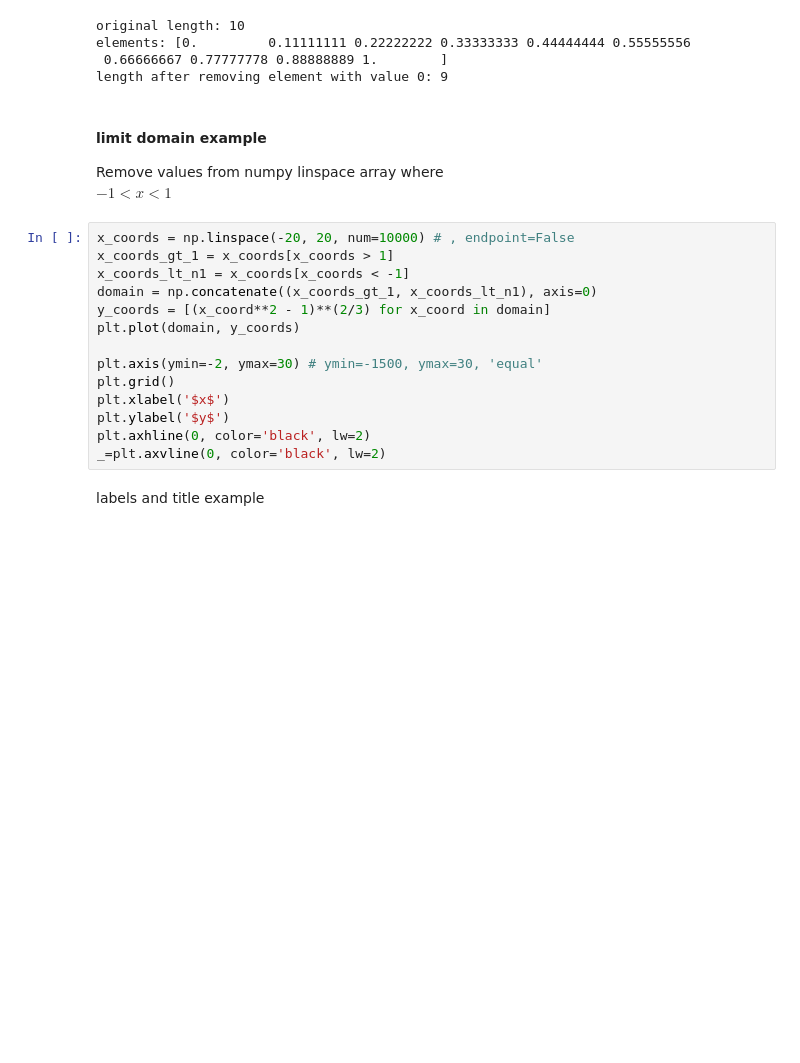
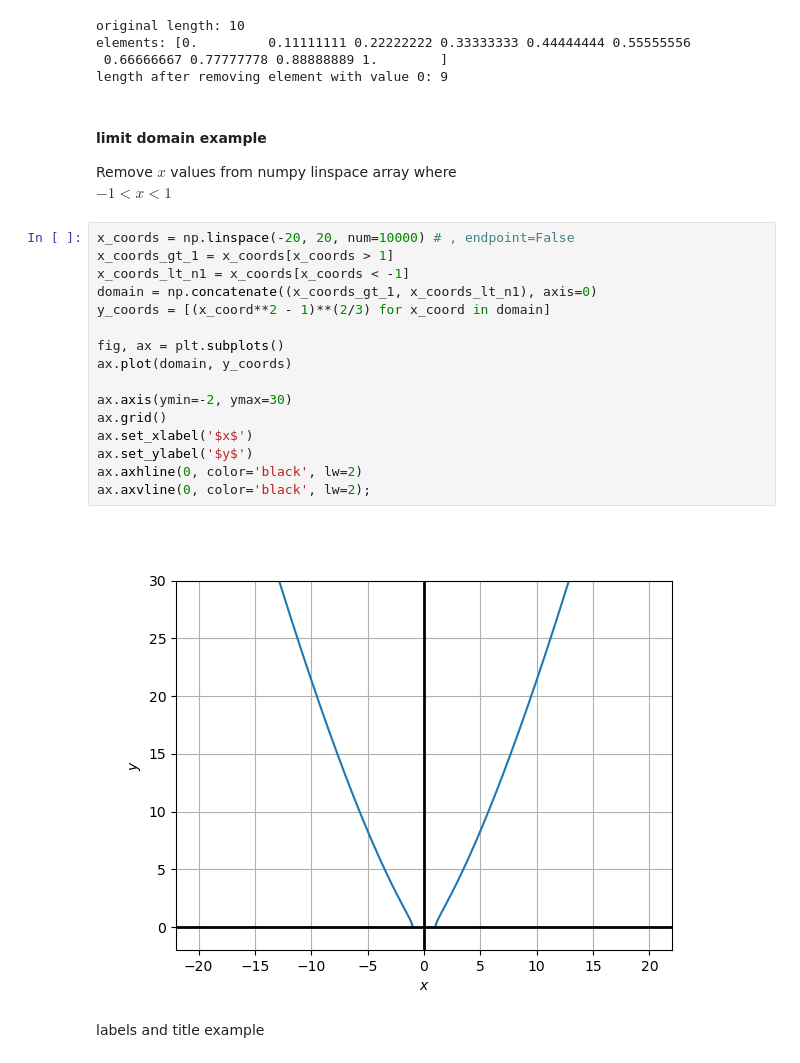
Before and after one commit to geraldwenzel/math_notebooks, a Jupyter notebook: math.ipynb, the cells around one changed output. Drawn from its saved outputs; the diff is of its cells as text; blank space fills up the shorter version.

```diff
--- a/math.ipynb
+++ b/math.ipynb
@@ -837,22 +838,26 @@ elements: [0.         0.11111111 0.22222222 0.33333333 0.44444444 0.55555556
 length after removing element with value 0: 9
 # %% [markdown]
 #### limit domain example
-Remove values from numpy linspace array where
+Remove $x$ values from numpy linspace array where
 $-1 < x < 1$
 # %%
 x_coords = np.linspace(-20, 20, num=10000) # , endpoint=False
 x_coords_gt_1 = x_coords[x_coords > 1]
 x_coords_lt_n1 = x_coords[x_coords < -1]
 domain = np.concatenate((x_coords_gt_1, x_coords_lt_n1), axis=0)
 y_coords = [(x_coord**2 - 1)**(2/3) for x_coord in domain]
-plt.plot(domain, y_coords)
 
-plt.axis(ymin=-2, ymax=30) # ymin=-1500, ymax=30, 'equal'
-plt.grid()
-plt.xlabel('$x$')
-plt.ylabel('$y$')
-plt.axhline(0, color='black', lw=2)
-_=plt.axvline(0, color='black', lw=2)
+fig, ax = plt.subplots()
+ax.plot(domain, y_coords)
+
+ax.axis(ymin=-2, ymax=30)
+ax.grid()
+ax.set_xlabel('$x$')
+ax.set_ylabel('$y$')
+ax.axhline(0, color='black', lw=2)
+ax.axvline(0, color='black', lw=2);
+# %% [output]
+[figure, added]
 # %% [markdown]
 labels and title example
 # %%
```
Also changed, not shown: parts of 33 cells of this notebook.
